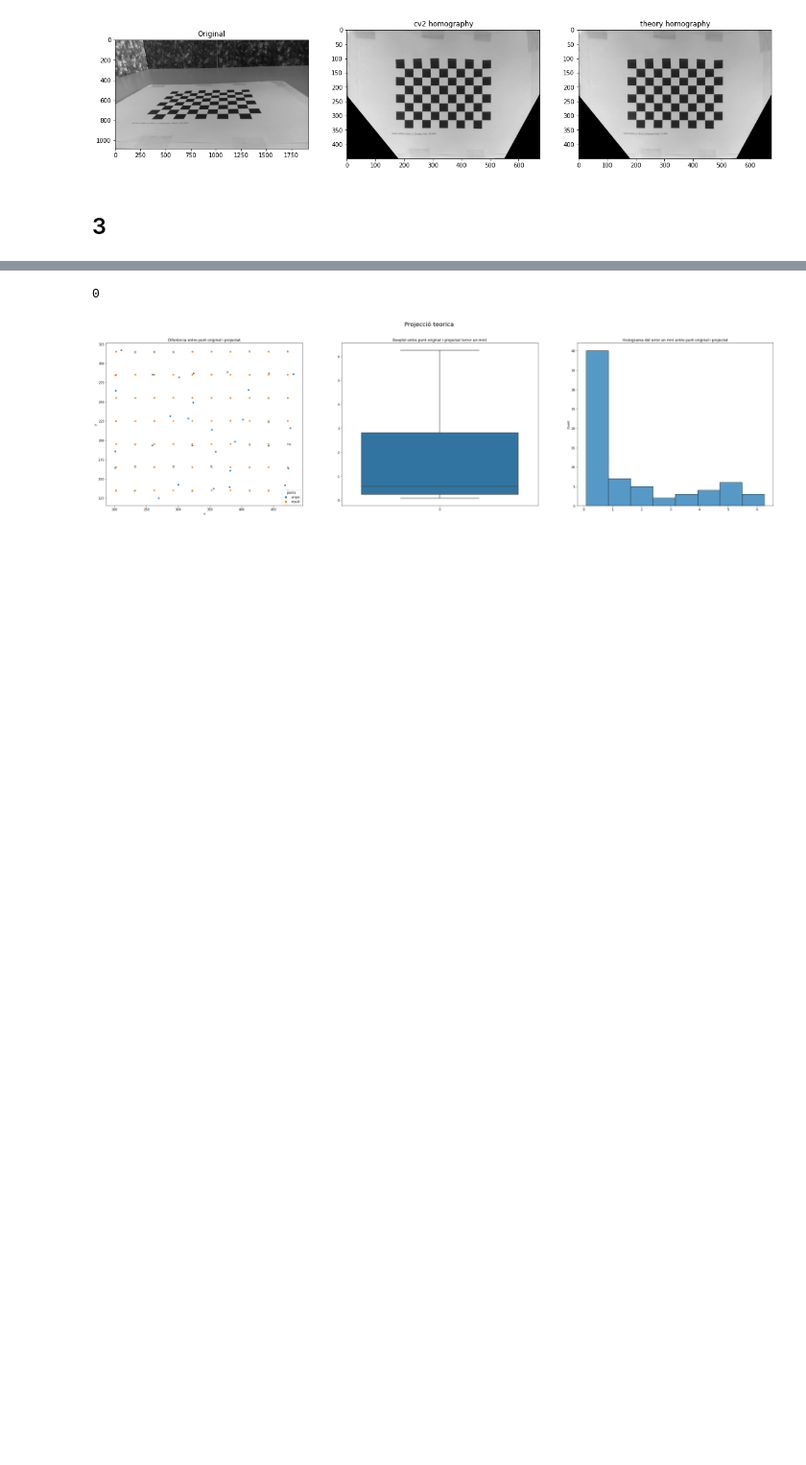
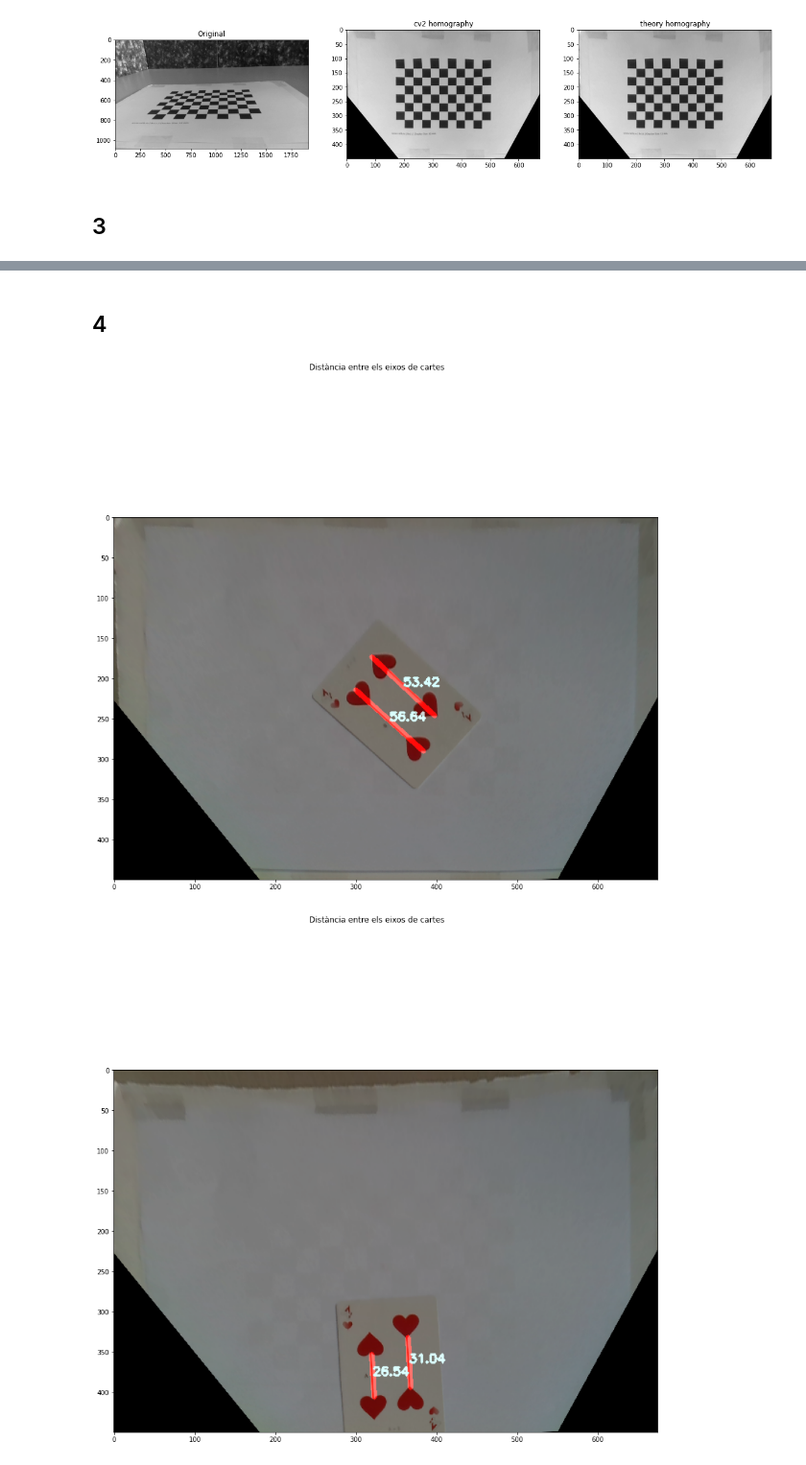
Before and after one commit to Stebf-22/CV---Notebooks, a Jupyter notebook: Practica 02/prac02.ipynb, the cells around one changed output, grey strips where cells are left out. Shown at 96% size. Drawn from its saved outputs; the diff is of its cells as text; code cells hidden in the pictures; blank space fills up the shorter version.

```diff
--- a/Practica 02/prac02.ipynb
+++ b/Practica 02/prac02.ipynb
@@ -135,5 +133,2 @@ projection_error(corners_h, m, title = 'Projecció cv2')
-# %%
-projection_error(corners_H, m, title = 'Projecció teorica')
-# %% [output]
-0
-[figure, removed]
+# %% [markdown]
+## 4
@@ -139,0 +141,47 @@ projection_error(corners_H, m, title = 'Projecció teorica')
+# %%
+def detect_lines(img):
+    gray = cv2.cvtColor(img,cv2.COLOR_BGR2GRAY)
+    kernel_size = 5
+    blur_gray = cv2.GaussianBlur(gray,(kernel_size, kernel_size),0)
+    low_threshold = 100
+    high_threshold = 120
+    edges = cv2.Canny(blur_gray, low_threshold, high_threshold)
+    rho = 1  # distance resolution in pixels of the Hough grid
+    theta = np.pi / 180  # angular resolution in radians of the Hough grid
+    threshold = 40  # minimum number of votes (intersections in Hough grid cell)
+    min_line_length = 50  # minimum number of pixels making up a line
+    max_line_gap = 20  # maximum gap in pixels between connectable line segments
+    line_image = np.copy(img) * 0  # creating a blank to draw lines on
+    c=0
+
+    lines = cv2.HoughLinesP(edges, rho, theta, threshold, np.array([]),
+                        min_line_length, max_line_gap)
+
+    dist = lambda x1,y1,x2,y2: np.sqrt((x2-x1)**2 + (y2-y1)**2)
+    distances = [] #discriminar per distàncies
+    points = [(1000,1000,1000,10000)] #discriminar per proximitat
+    areas = [10000] #discriminar per area
+    for line in lines:
+        for x1,y1,x2,y2 in line:
+            distance = dist(x1,y1,x2,y2)
+            area = img[x1:x2, y1:y2].mean()
+            if 115 > distance > 50 and int(distance) not in distances and round(area,1) not in areas and (points[-1][0] -2  > x1 or x1 > points[-1][0] + 2):
+                cv2.line(line_image,(x1,y1),(x2,y2),(255,0,0),5)
+                cv2.putText(line_image, str(round(distance/2,2)), (int(x1 + (x2-x1)/2), int(y1 + (y2-y1)/2)), cv2.FONT_HERSHEY_SIMPLEX, 0.5, (100, 200, 200), 2)
+                distances.append(int(distance))
+                points.append([x1,y1,x2,y2])
+                areas.append(round(area,1))
+                c+=1
+
+
+    lines_edges = cv2.addWeighted(img, 0.8, line_image, 1, 0)
+    fig = plt.figure(figsize = (15,15))
+    fig.suptitle('Distància entre els eixos de cartes')
+    plt.imshow(lines_edges)
+    fig.show()
+# %%
+for img in images:
+    detect_lines(img)
+# %% [output]
+[figure, added]
+[figure, added]
```
Also changed, not shown: parts of 4 cells of this notebook.
